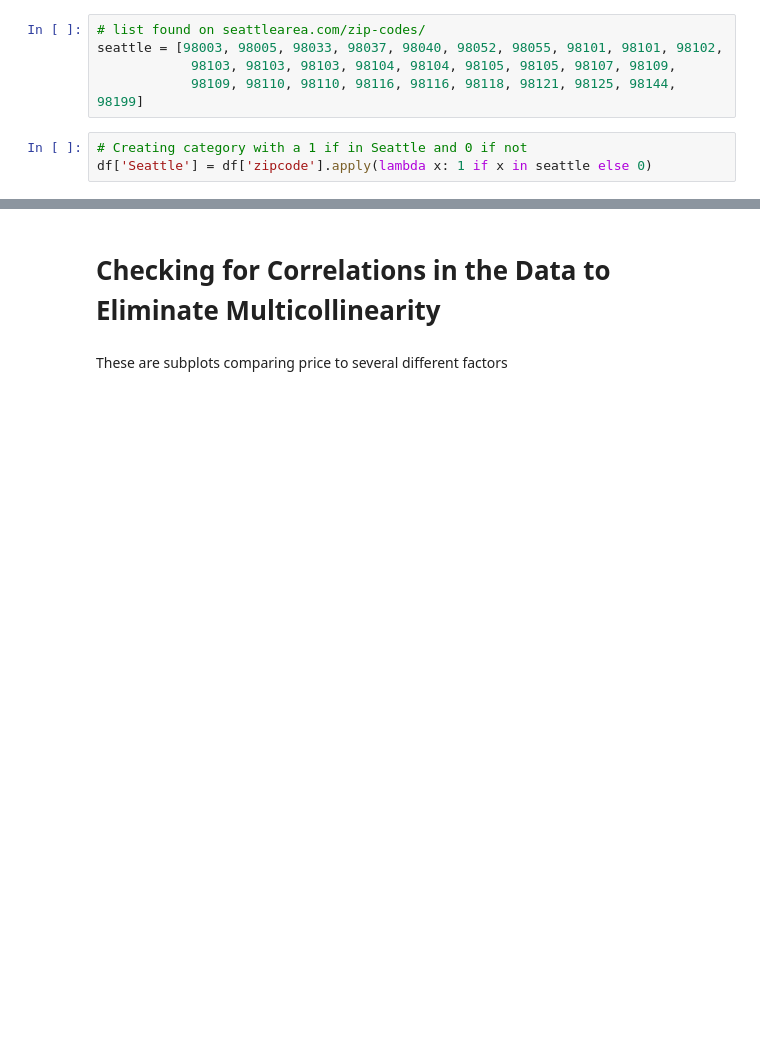
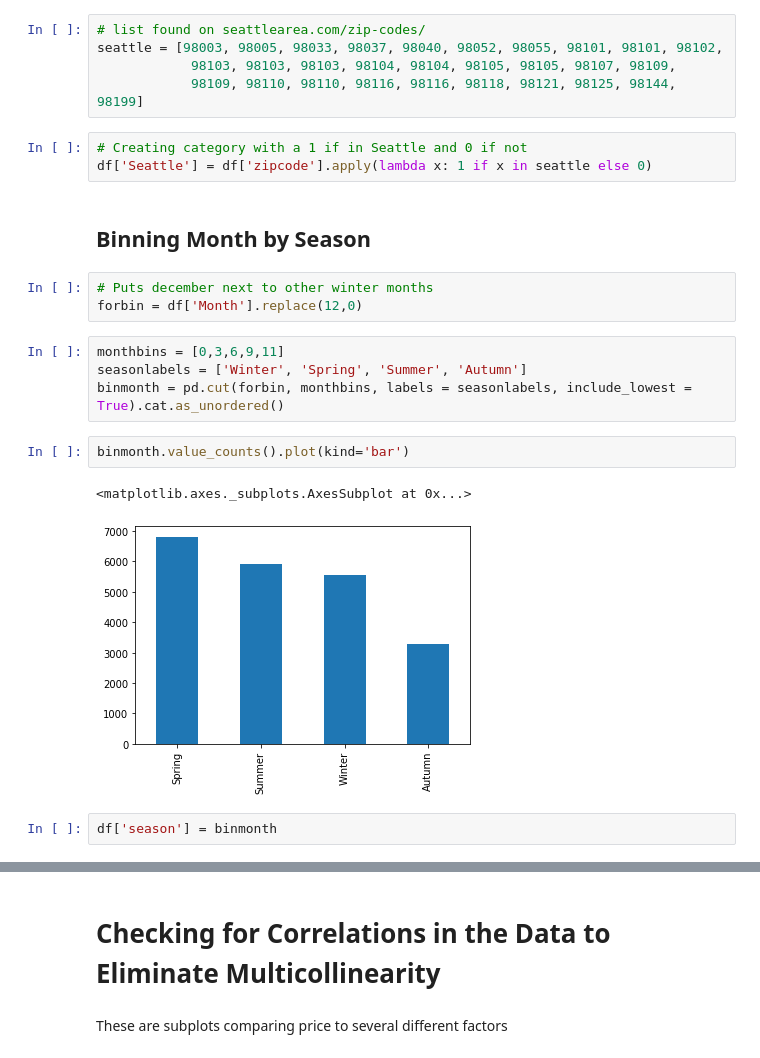
Before and after one commit to aradaha/dsc-mod-2-project-v2-1-onl01-dtsc-ft-030220, a Jupyter notebook: student.ipynb, the cells around one changed output, grey strips where cells are left out. Cells and saved outputs as stored; diff of their text form; blank space fills up the shorter version.

```diff
--- a/student.ipynb
+++ b/student.ipynb
@@ -207,3 +187,19 @@ seattle = [98003, 98005, 98033, 98037, 98040, 98052, 98055, 98101, 98101, 98102,
 # %%
 # Creating category with a 1 if in Seattle and 0 if not
 df['Seattle'] = df['zipcode'].apply(lambda x: 1 if x in seattle else 0)
+# %% [markdown]
+## Binning Month by Season
+# %%
+# Puts december next to other winter months
+forbin = df['Month'].replace(12,0)
+# %%
+monthbins = [0,3,6,9,11]
+seasonlabels = ['Winter', 'Spring', 'Summer', 'Autumn']
+binmonth = pd.cut(forbin, monthbins, labels = seasonlabels, include_lowest = True).cat.as_unordered()
+# %%
+binmonth.value_counts().plot(kind='bar')
+# %% [output]
+<matplotlib.axes._subplots.AxesSubplot at 0x...>
+[figure, added]
+# %%
+df['season'] = binmonth
```
Also changed, not shown: parts of 25 cells of this notebook.
